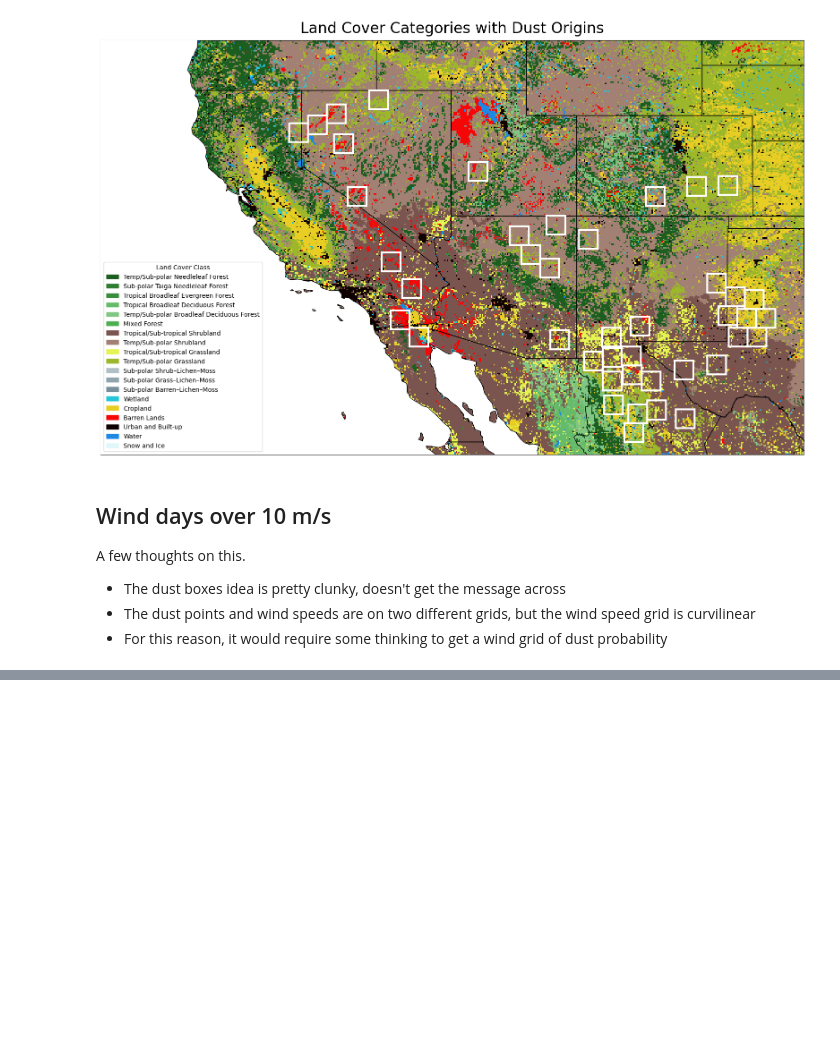
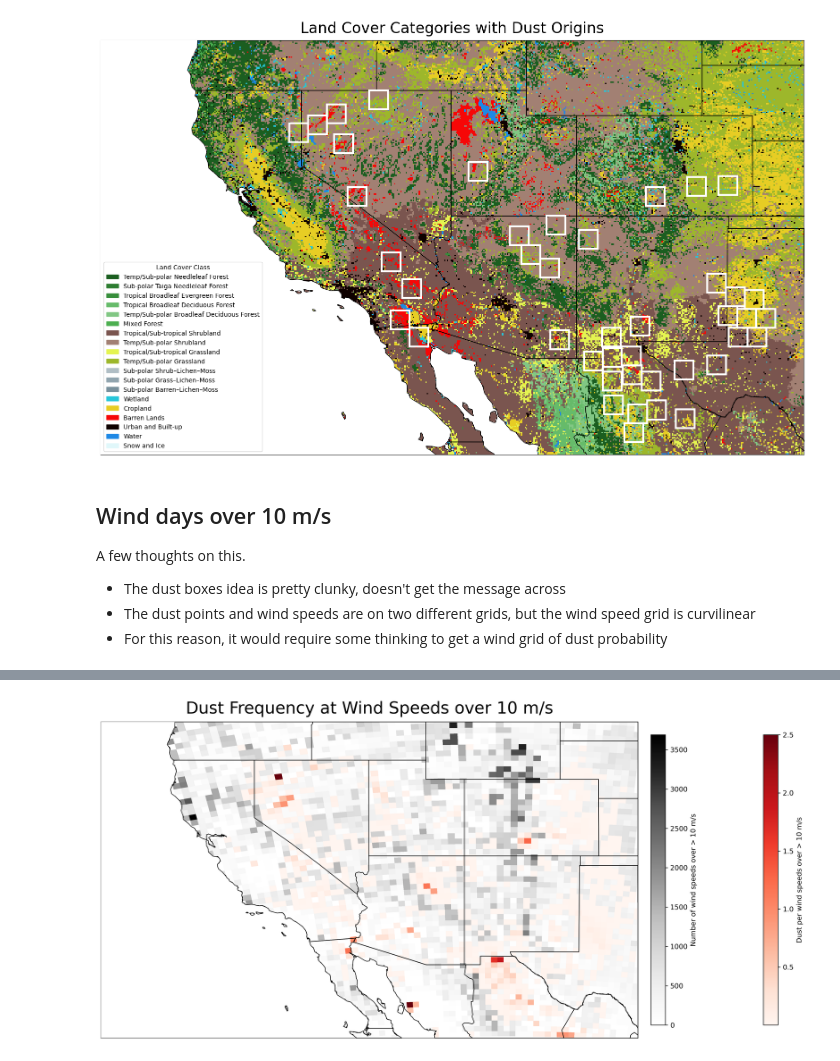
Before and after one commit to jesseturner/WLDAS_Analysis, a Jupyter notebook: ANALYSIS_map_figures.ipynb, the cells around one changed output, grey strips where cells are left out. Saved outputs shown, nothing was run; the diff lists cells and outputs as text; code cells hidden in the pictures; blank space fills up the shorter version.

Commit message:
Plotting dust per winds over 10 m/s

```diff
--- a/ANALYSIS_map_figures.ipynb
+++ b/ANALYSIS_map_figures.ipynb
@@ -572,0 +393,57 @@ plt.show()
+# %%
+from scipy.spatial import cKDTree
+
+points = np.column_stack((wind_ds.lat.values.ravel(), wind_ds.lon.values.ravel()))
+
+tree = cKDTree(points)
+
+query_points = np.column_stack((dust_points_vars['latitude'], dust_points_vars['longitude']))
+dist, idx = tree.query(query_points)
+
+i, j = np.unravel_index(idx, wind_ds.lat.shape)
+# %%
+counts = np.zeros_like(wind_ds.lat, dtype=int)
+
+for ii, jj in zip(i, j):
+    counts[ii, jj] += 1
+# %%
+fig, ax = plt.subplots(figsize=(16, 12), subplot_kw={"projection": ccrs.PlateCarree()}, dpi=300)
+
+cf_winds = ax.pcolormesh(
+    winds_over_10['lon'],
+    winds_over_10['lat'],
+    winds_over_10,
+    transform=ccrs.PlateCarree(),
+    cmap='Greys')
+
+ratio = counts / winds_over_10
+ratio = np.ma.masked_where(counts == 0, ratio)
+
+cf_dust = ax.pcolormesh(
+    winds_over_10['lon'],
+    winds_over_10['lat'],
+    ratio,
+    transform=ccrs.PlateCarree(),
+    cmap='Reds')
+
+cbar_dust = plt.colorbar(cf_dust, ax=ax, orientation='vertical', pad=0.02, shrink=0.5)
+cbar_dust.set_label('Dust per wind speeds over > 10 m/s')
+
+cbar_winds = plt.colorbar(cf_winds, ax=ax, orientation='vertical', pad=0.02, shrink=0.5)
+cbar_winds.set_label('Number of wind speeds over > 10 m/s')
+
+ax.set_title("Dust Frequency at Wind Speeds over 10 m/s", fontsize=24, pad=12)
+
+all_states_provinces = cfeature.NaturalEarthFeature(category='cultural',
+    name='admin_1_states_provinces', scale='10m', facecolor='none')
+ax.add_feature(all_states_provinces, linewidth=0.8)
+ax.add_feature(cfeature.COASTLINE, linewidth=0.8, zorder=4)
+ax.add_feature(cfeature.BORDERS, linewidth=0.8)
+ax.add_feature(cfeature.OCEAN, facecolor='white', zorder=3)
+min_lat, max_lat, min_lon, max_lon = common_functions._get_coords_for_region(location_name)
+ax.set_extent([min_lon, max_lon, min_lat, max_lat], crs=ccrs.PlateCarree())
+
+plt.tight_layout()
+plt.show()
+# %% [output]
+[figure, added]
```
Also changed, not shown: parts of 8 cells of this notebook.
